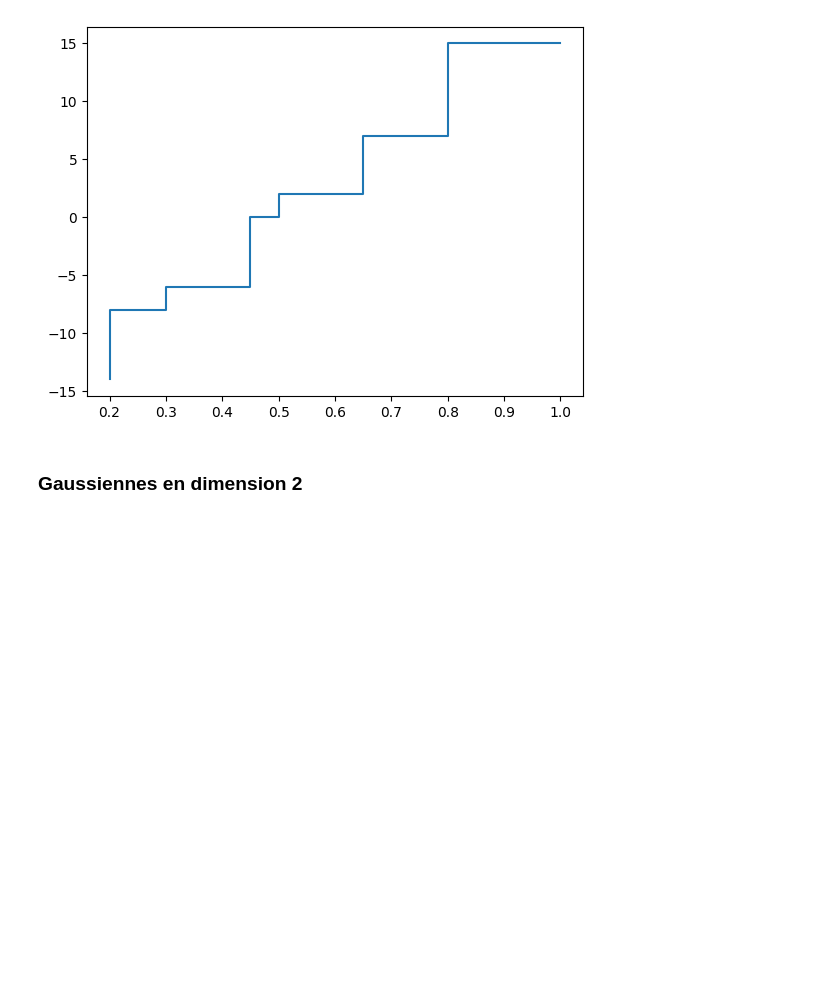
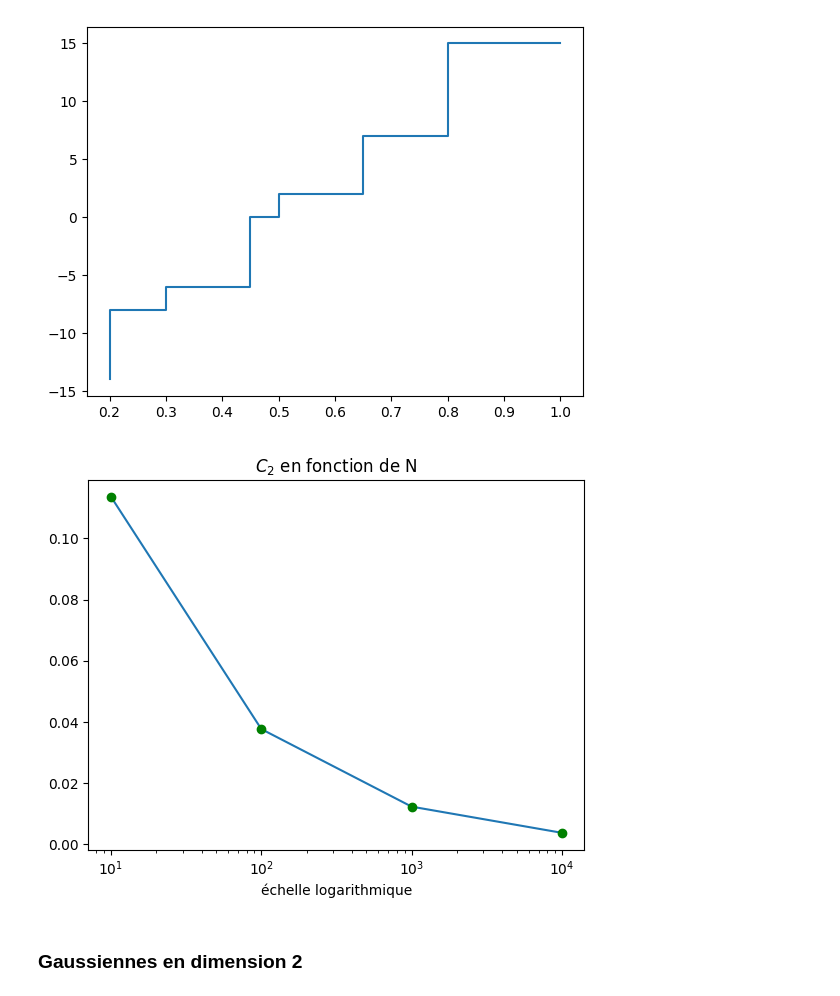
Before and after one commit to AI-ELka/Displacement_convexity_proj, a Jupyter notebook: Main.ipynb, the cells around one changed output. Drawn from its saved outputs; the diff is of its cells as text; code cells hidden in the pictures; blank space fills up the shorter version.

```diff
--- a/Main.ipynb
+++ b/Main.ipynb
@@ -350,6 +351,29 @@ plt.step(X,Ysorted)
 plt.show()
 # %% [output]
 [figure]
+# %%
+
+def coutopt2(N):
+    P=np.cumsum(np.ones(N)/N)
+    Y = np.array(npr.rand(N))
+    Y = np.sort(Y)     # Transport optimal
+    c=np.sum(np.array([((i+1)/N - Y[i])**3 - (i/N - Y[i])**3  for i in range(N)]))/3
+
+    return c**0.5
+
+v1 = np.mean(np.array([coutopt2(10) for _ in range(100)]))
+v2 = np.mean(np.array([coutopt2(100) for _ in range(100)]))
+v3 = np.mean(np.array([coutopt2(1000) for _ in range(100)]))
+v4 = np.mean(np.array([coutopt2(10000) for _ in range(100)]))
+
+plt.plot([10, 100, 1000, 10000], [v1, v2, v3, v4])
+plt.plot([10, 100, 1000, 10000], [v1, v2, v3, v4],'go')
+plt.xscale('log')
+plt.xlabel("échelle logarithmique")
+plt.title("$C_2$ en fonction de N")
+plt.show()
+# %% [output]
+[figure, added]
 # %% [markdown]
 ### Gaussiennes en dimension 2
 # %% [markdown]
```
Also changed, not shown: parts of 2 cells of this notebook.
